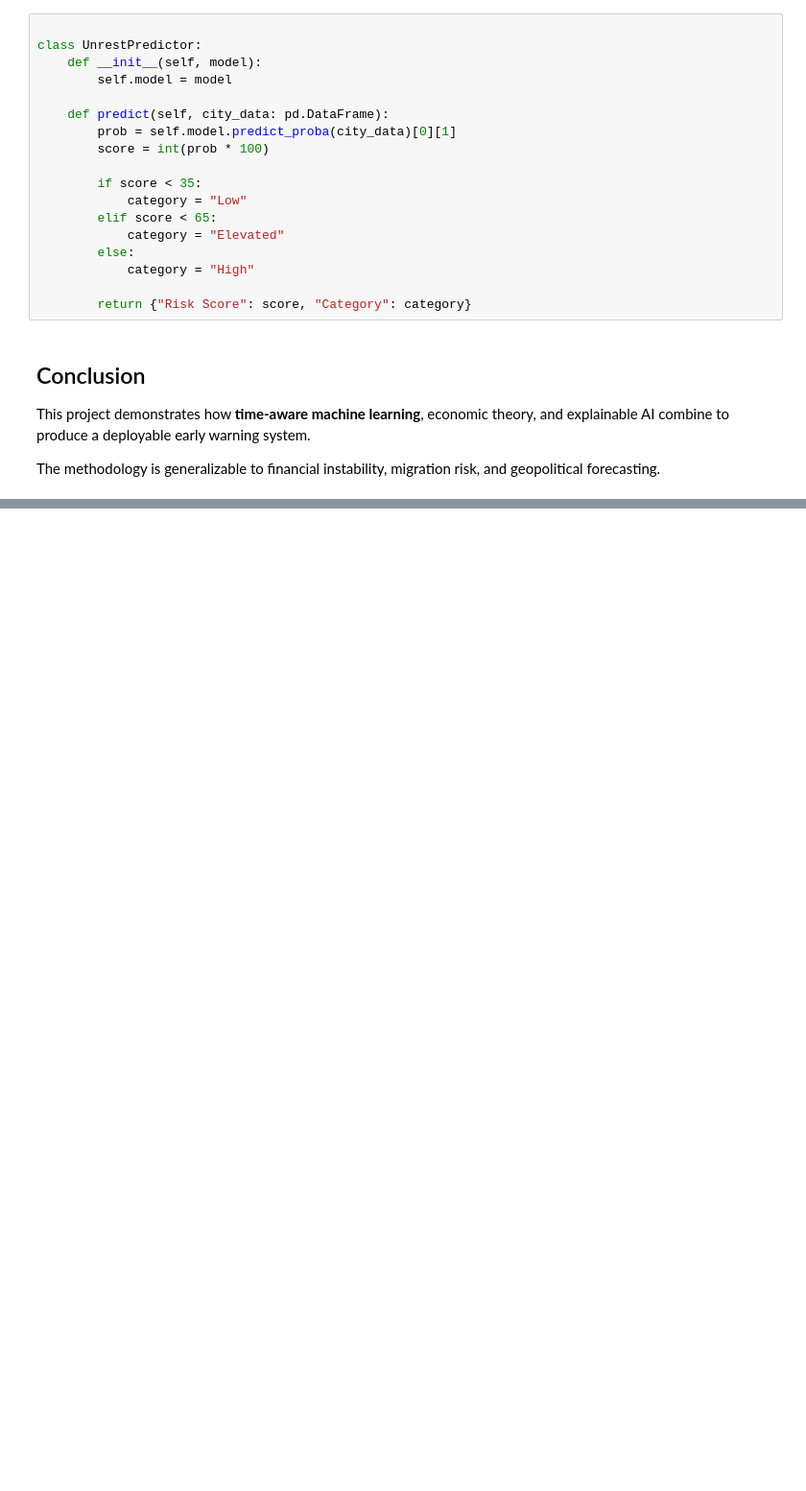
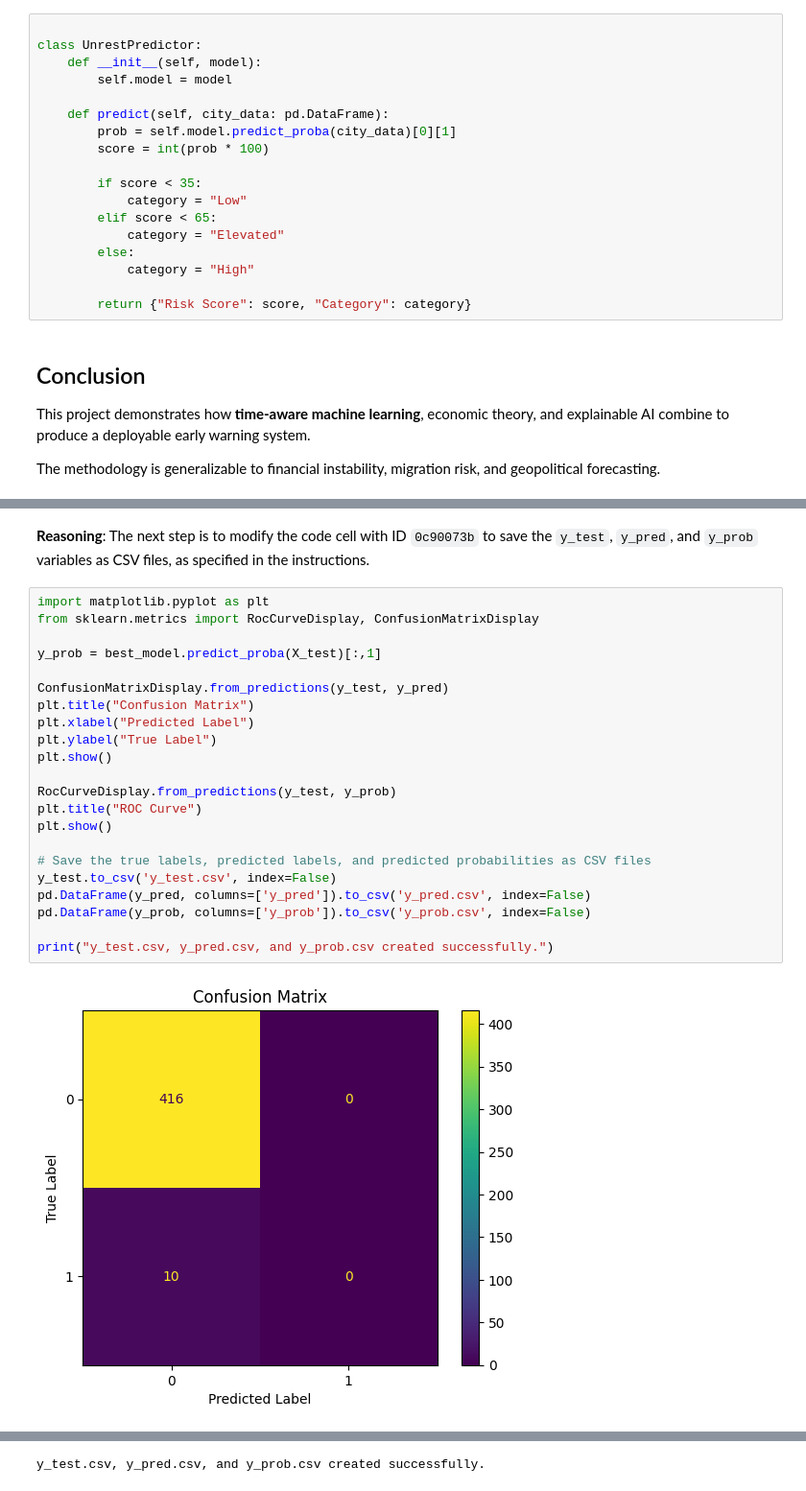
Before and after one commit to Millrjess/Millrjess, a Jupyter notebook: Protest_Data.ipynb, the cells around one changed output, grey strips where cells are left out. Shown at 96% size. Cells and saved outputs as stored; diff of their text form; blank space fills up the shorter version.

```diff
--- a/Protest_Data.ipynb
+++ b/Protest_Data.ipynb
@@ -171,0 +729,27 @@ The methodology is generalizable to financial instability, migration risk, and g
+# %% [markdown]
+**Reasoning**:
+The next step is to modify the code cell with ID `0c90073b` to save the `y_test`, `y_pred`, and `y_prob` variables as CSV files, as specified in the instructions.
+# %%
+import matplotlib.pyplot as plt
+from sklearn.metrics import RocCurveDisplay, ConfusionMatrixDisplay
+
+y_prob = best_model.predict_proba(X_test)[:,1]
+
+ConfusionMatrixDisplay.from_predictions(y_test, y_pred)
+plt.title("Confusion Matrix")
+plt.xlabel("Predicted Label")
+plt.ylabel("True Label")
+plt.show()
+
+RocCurveDisplay.from_predictions(y_test, y_prob)
+plt.title("ROC Curve")
+plt.show()
+
+# Save the true labels, predicted labels, and predicted probabilities as CSV files
+y_test.to_csv('y_test.csv', index=False)
+pd.DataFrame(y_pred, columns=['y_pred']).to_csv('y_pred.csv', index=False)
+pd.DataFrame(y_prob, columns=['y_prob']).to_csv('y_prob.csv', index=False)
+
+print("y_test.csv, y_pred.csv, and y_prob.csv created successfully.")
+# %% [output]
+[figure, added]
@@ -171,0 +757 @@ The methodology is generalizable to financial instability, migration risk, and g
+y_test.csv, y_pred.csv, and y_prob.csv created successfully.
```
Also changed, not shown: parts of 55 cells of this notebook.
